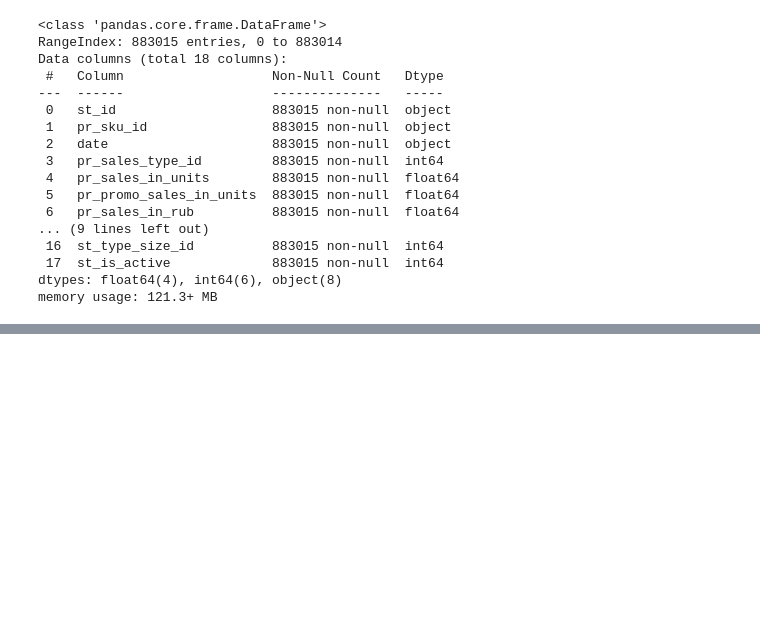
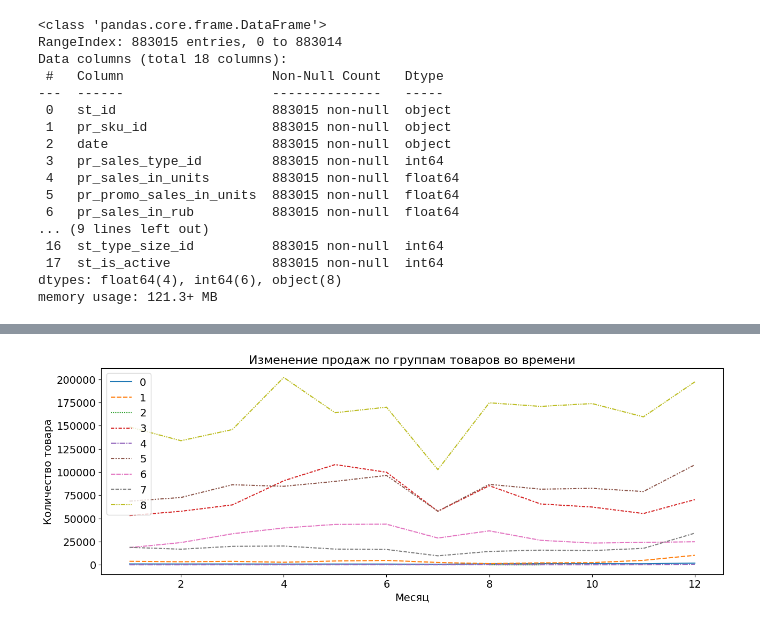
Before and after one commit to Vdol22/Proj_Lenta, a Jupyter notebook: Model.ipynb, the cells around one changed output, grey strips where cells are left out. Saved outputs shown, nothing was run; the diff lists cells and outputs as text; code cells hidden in the pictures; blank space fills up the shorter version.

```diff
--- a/Model.ipynb
+++ b/Model.ipynb
@@ -188,0 +229,37 @@ df_num[df_num['pr_sales_in_units']==df_num['pr_sales_in_units'].max()]
+# %%
+def set_date_index(input_df, col_name='date'):
+    modified_df = input_df.copy()
+    modified_df[col_name] = pd.to_datetime(modified_df[col_name])
+    modified_df.set_index(col_name, inplace=True)
+    return modified_df
+
+def plot_cat_sales(data, name,  date, column1, column2, column3):
+    df = data[data[column1] == name][[date, column2, column3]]
+    df[date] = pd.to_datetime(df[date])
+    df.set_index(date, inplace=True)
+    pivot_table = df.pivot_table(index=df.index.month, columns=column2, values=column3, aggfunc='sum')
+
+    plt.figure(figsize=(15, 5))
+    sns.lineplot(data=pivot_table)
+    plt.legend(loc='upper left')
+    plt.xlabel('Месяц')
+    plt.ylabel('Количество товара')
+    plt.title(f'Изменение продаж товаров {name} группы по категориям по месяцам')
+    plt.show()
+# %%
+#  Визуализация распределения общих продаж каждой группы товаров во времени
+df_plot = df_num[['date', 'pr_group_id', 'pr_sales_in_units']].copy()
+df_plot = set_date_index(df_plot, 'date')
+pivot_table = df_plot.pivot_table(index=df_plot.index.month, columns='pr_group_id', values='pr_sales_in_units', aggfunc='sum')
+
+plt.figure(figsize=(15, 5))
+sns.lineplot(data=pivot_table)
+
+plt.legend(loc='upper left')
+plt.xlabel('Месяц')
+plt.ylabel('Количество товара')
+plt.title('Изменение продаж по группам товаров во времени')
+
+plt.show()
+# %% [output]
+[figure, added]
```
Also changed, not shown: parts of 30 cells of this notebook, 5 other files.
